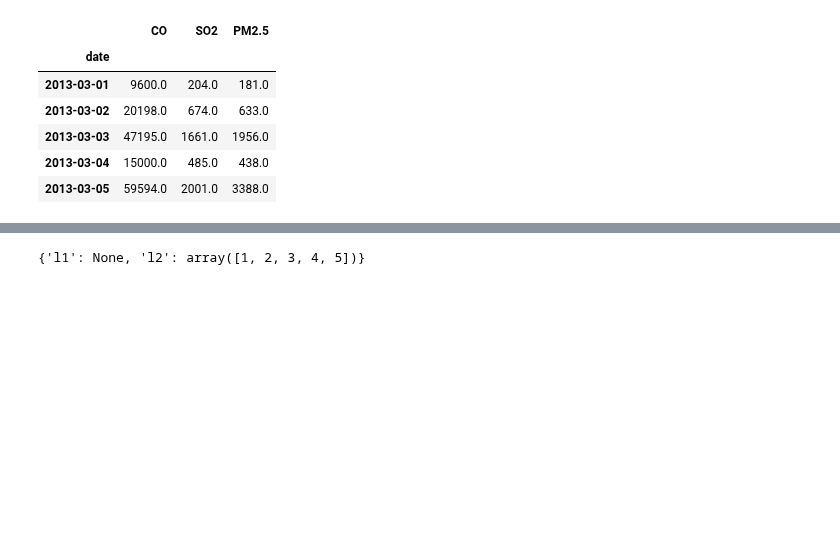
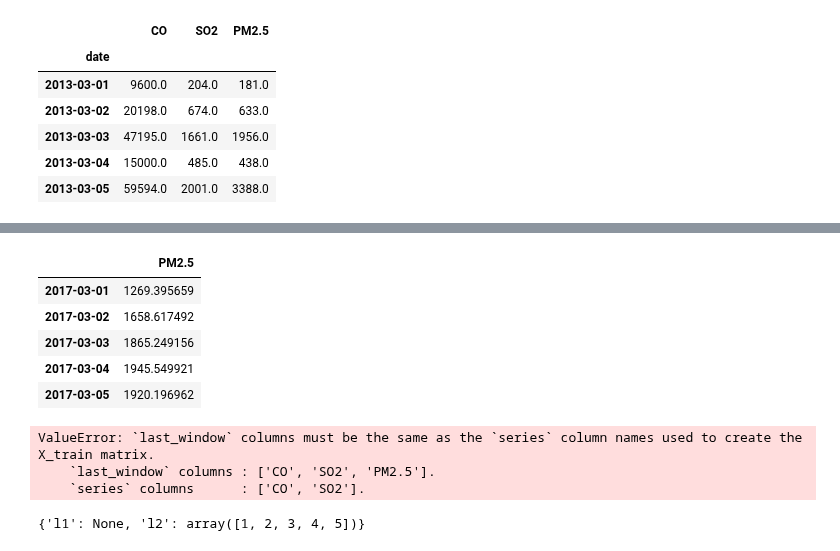
Before and after one commit to JoaquinAmatRodrigo/skforecast, a Jupyter notebook: dev/No_lags_multivariate.ipynb, the cells around one changed output, grey strips where cells are left out. Drawn from its saved outputs; the diff is of its cells as text; code cells hidden in the pictures; blank space fills up the shorter version.

```diff
--- a/dev/No_lags_multivariate.ipynb
+++ b/dev/No_lags_multivariate.ipynb
@@ -74,3 +91,20 @@ assert forecaster.window_size == 5
+# %%
+forecaster.predict(steps=7).head()
+# %% [output]
+|  | PM2.5 |
+| 2017-03-01 | 1269.395659 |
+| 2017-03-02 | 1658.617492 |
+| 2017-03-03 | 1865.249156 |
+| 2017-03-04 | 1945.549921 |
+| 2017-03-05 | 1920.196962 |
+# %%
+lw = data.iloc[-2:]
+
+forecaster.predict(steps=7, last_window=lw).head()
+# %% [output]
+ValueError: `last_window` columns must be the same as the `series` column names used to create the X_train matrix.
+    `last_window` columns : ['CO', 'SO2', 'PM2.5'].
+    `series` columns      : ['CO', 'SO2'].
 # %%
 forecaster.lags_
 # %% [output]
```
Also changed, not shown: parts of 12 cells of this notebook, 6 other files.
